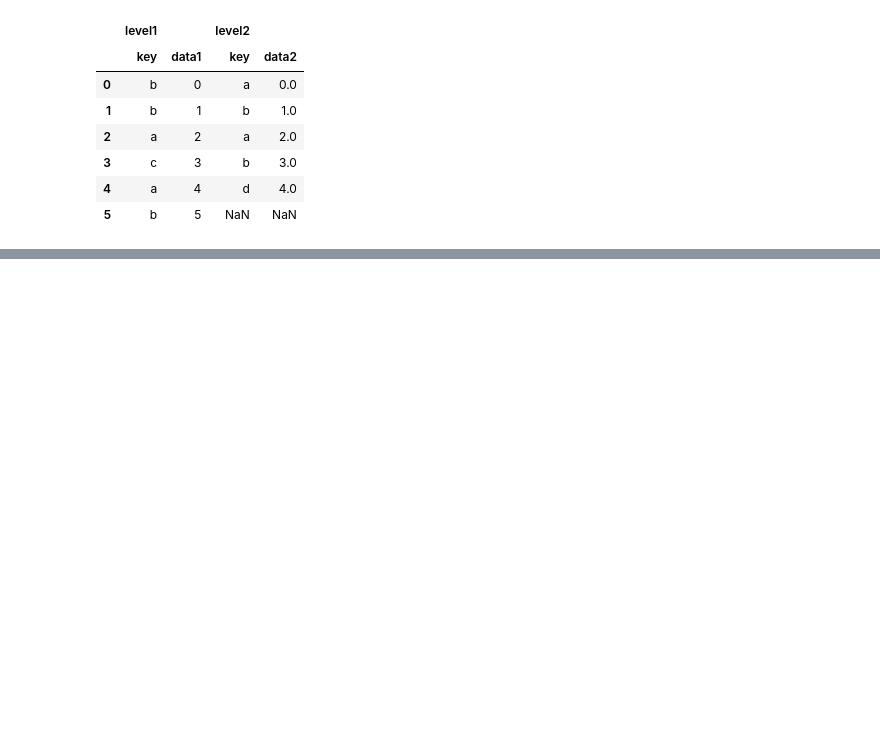
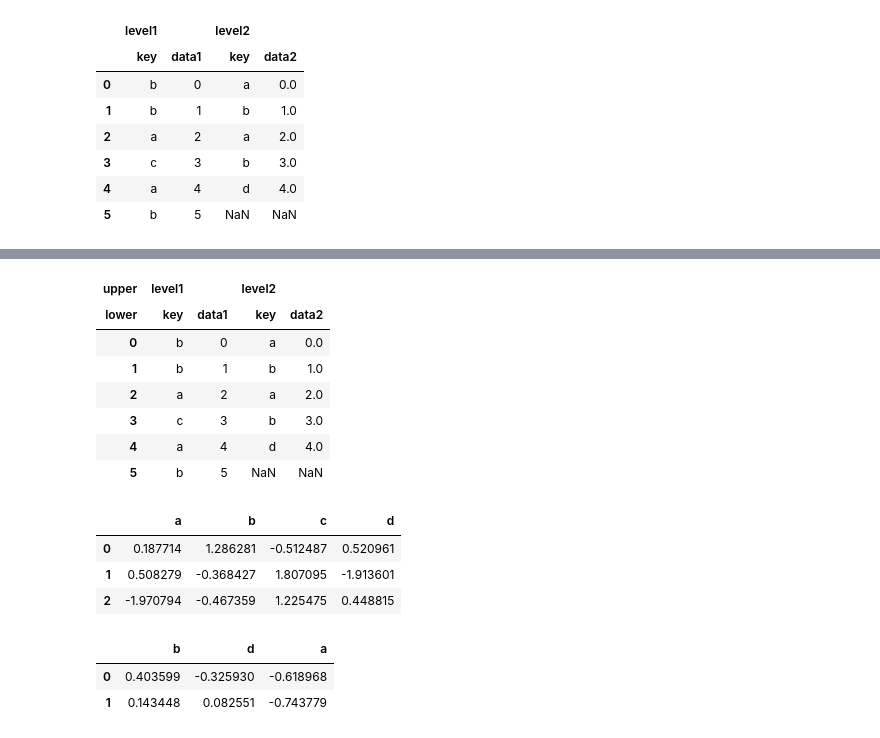
Before and after one commit to AlissaWalker/WesWrangling, a Jupyter notebook: Chapter8WorkAlong.ipynb, the cells around one changed output, grey strips where cells are left out. Cells and saved outputs as stored; diff of their text form; code cells hidden in the pictures; blank space fills up the shorter version.

```diff
--- a/Chapter8WorkAlong.ipynb
+++ b/Chapter8WorkAlong.ipynb
@@ -655,0 +665,11 @@ pd.concat({'level1': df1,'level2':df2})
+# %%
+pd.concat([df1,df2],axis=1,keys=['level1','level2'], names=['upper','lower'])
+# %% [output]
+| upper | level1 |  | level2 |  |
+| lower | key | data1 | key | data2 |
+| 0 | b | 0 | a | 0.0 |
+| 1 | b | 1 | b | 1.0 |
+| 2 | a | 2 | a | 2.0 |
+| 3 | c | 3 | b | 3.0 |
+| 4 | a | 4 | d | 4.0 |
+| 5 | b | 5 | NaN | NaN |
@@ -655,0 +680,13 @@ pd.concat({'level1': df1,'level2':df2})
+# %%
+df1
+# %% [output]
+|  | a | b | c | d |
+| 0 | 0.187714 | 1.286281 | -0.512487 | 0.520961 |
+| 1 | 0.508279 | -0.368427 | 1.807095 | -1.913601 |
+| 2 | -1.970794 | -0.467359 | 1.225475 | 0.448815 |
+# %%
+df2
+# %% [output]
+|  | b | d | a |
+| 0 | 0.403599 | -0.325930 | -0.618968 |
+| 1 | 0.143448 | 0.082551 | -0.743779 |
```
Also changed, not shown: parts of 61 cells of this notebook.
